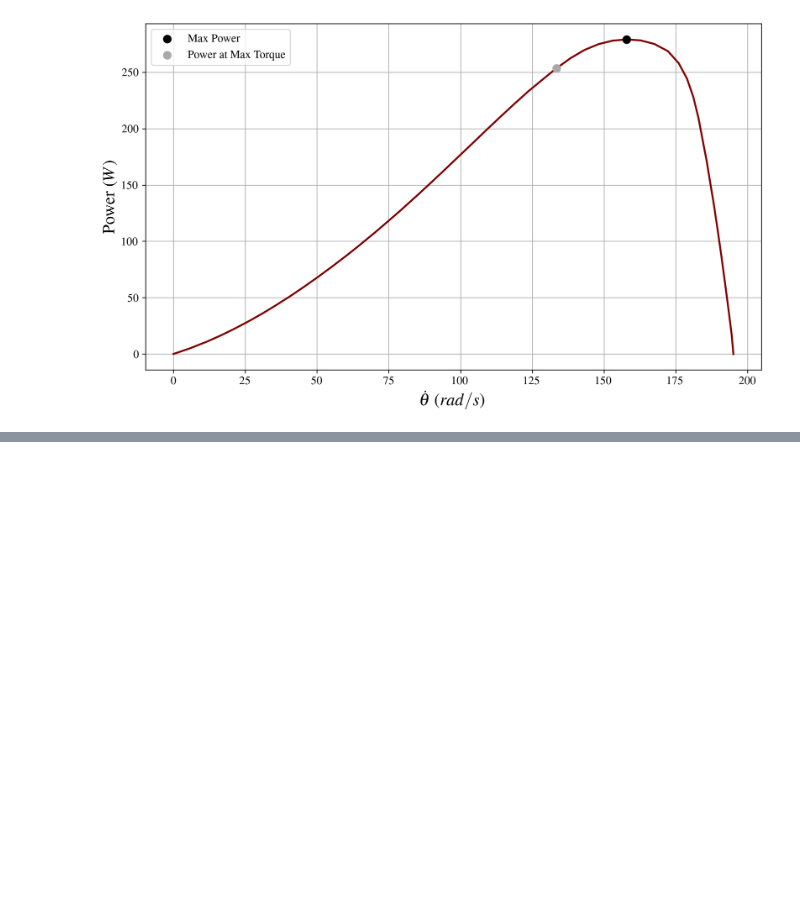
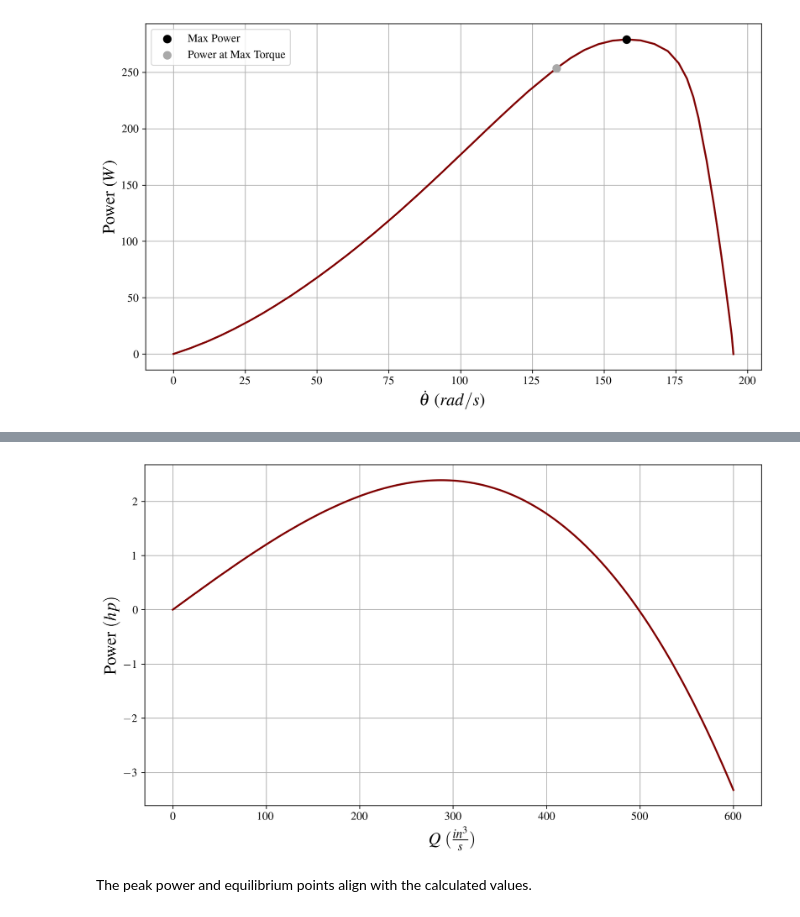
Before and after one commit to gabemorris12/dynamical_systems, a Jupyter notebook: Homework 1/Dynamical Systems Homework 1.ipynb, the cells around one changed output, grey strips where cells are left out. Saved outputs shown, nothing was run; the diff lists cells and outputs as text; code cells hidden in the pictures; blank space fills up the shorter version.

```diff
--- a/Homework 1/Dynamical Systems Homework 1.ipynb
+++ b/Homework 1/Dynamical Systems Homework 1.ipynb
@@ -328,0 +539,12 @@ plt.show()
+# %%
+P_lamb = sp.lambdify(Q, P, modules='numpy')
+Q_power = np.linspace(0, 600, 1000)
+
+plt.plot(Q_power, P_lamb(Q_power)/6600)
+plt.xlabel(r'$Q\ (\frac{in^3}{s})$')
+plt.ylabel(r'Power $(hp)$')
+plt.show()
+# %% [output]
+[figure, added]
+# %% [markdown]
+The peak power and equilibrium points align with the calculated values.
```
Also changed, not shown: parts of 25 cells of this notebook, 6 other files.
